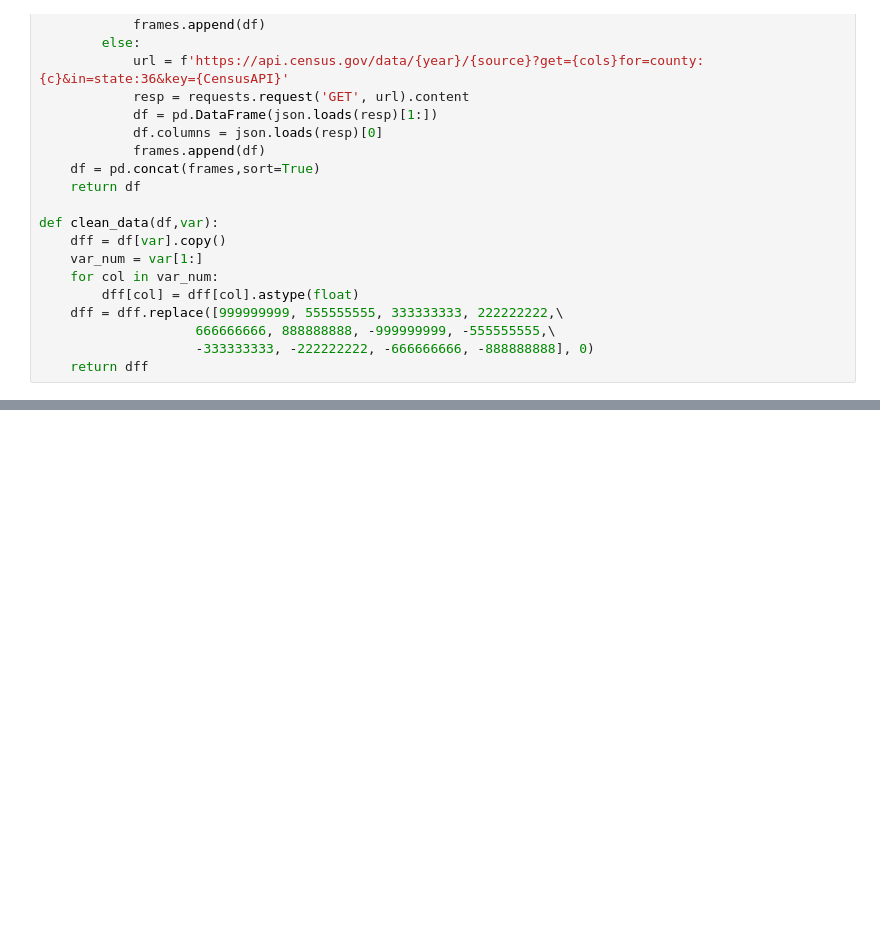
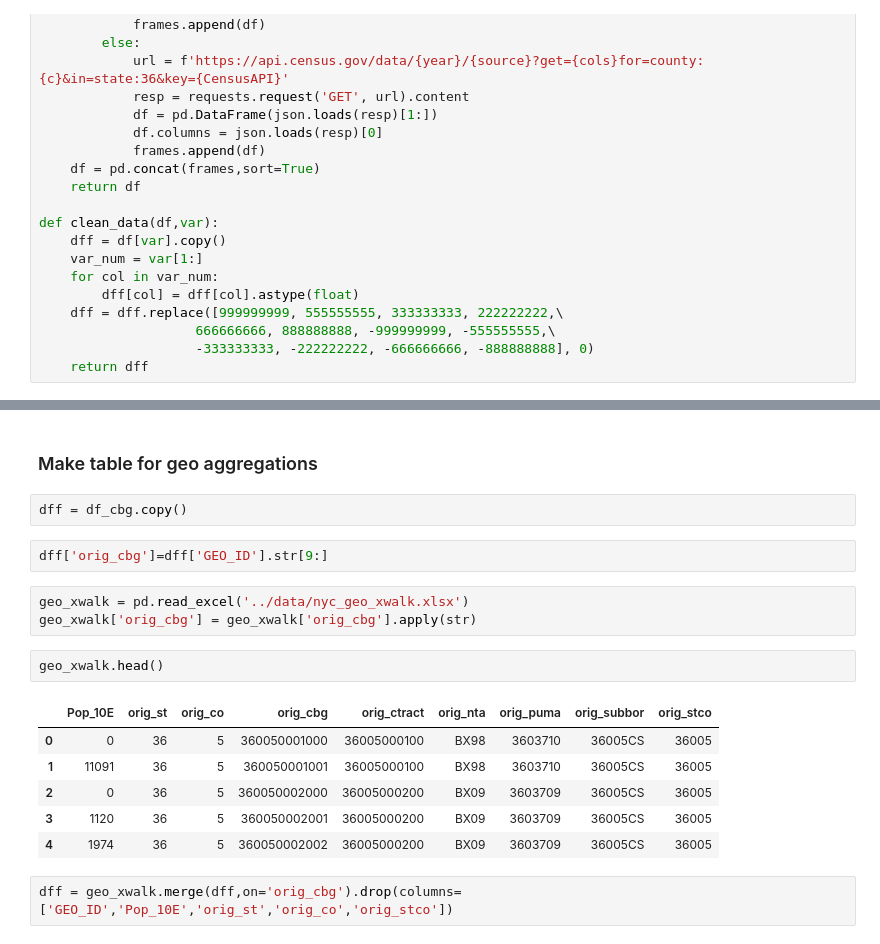
Before and after one commit to stevennac3/rp-covid-migration, a Jupyter notebook: notebooks/Get ACS Pop.ipynb, the cells around one changed output, grey strips where cells are left out. Cells and saved outputs as stored; diff of their text form; blank space fills up the shorter version.

```diff
--- a/notebooks/Get ACS Pop.ipynb
+++ b/notebooks/Get ACS Pop.ipynb
@@ -95,0 +131,20 @@ df_cbg.head(20)
+# %% [markdown]
+### Make table for geo aggregations
+# %%
+dff = df_cbg.copy()
+# %%
+dff['orig_cbg']=dff['GEO_ID'].str[9:]
+# %%
+geo_xwalk = pd.read_excel('../data/nyc_geo_xwalk.xlsx')
+geo_xwalk['orig_cbg'] = geo_xwalk['orig_cbg'].apply(str)
+# %%
+geo_xwalk.head()
+# %% [output]
+|  | Pop_10E | orig_st | orig_co | orig_cbg | orig_ctract | orig_nta | orig_puma | orig_subbor | orig_stco |
+| 0 | 0 | 36 | 5 | 360050001000 | 36005000100 | BX98 | 3603710 | 36005CS | 36005 |
+| 1 | 11091 | 36 | 5 | 360050001001 | 36005000100 | BX98 | 3603710 | 36005CS | 36005 |
+| 2 | 0 | 36 | 5 | 360050002000 | 36005000200 | BX09 | 3603709 | 36005CS | 36005 |
+| 3 | 1120 | 36 | 5 | 360050002001 | 36005000200 | BX09 | 3603709 | 36005CS | 36005 |
+| 4 | 1974 | 36 | 5 | 360050002002 | 36005000200 | BX09 | 3603709 | 36005CS | 36005 |
+# %%
+dff = geo_xwalk.merge(dff,on='orig_cbg').drop(columns=['GEO_ID','Pop_10E','orig_st','orig_co','orig_stco'])
```
Also changed, not shown: parts of 16 cells of this notebook, 2 other files.
